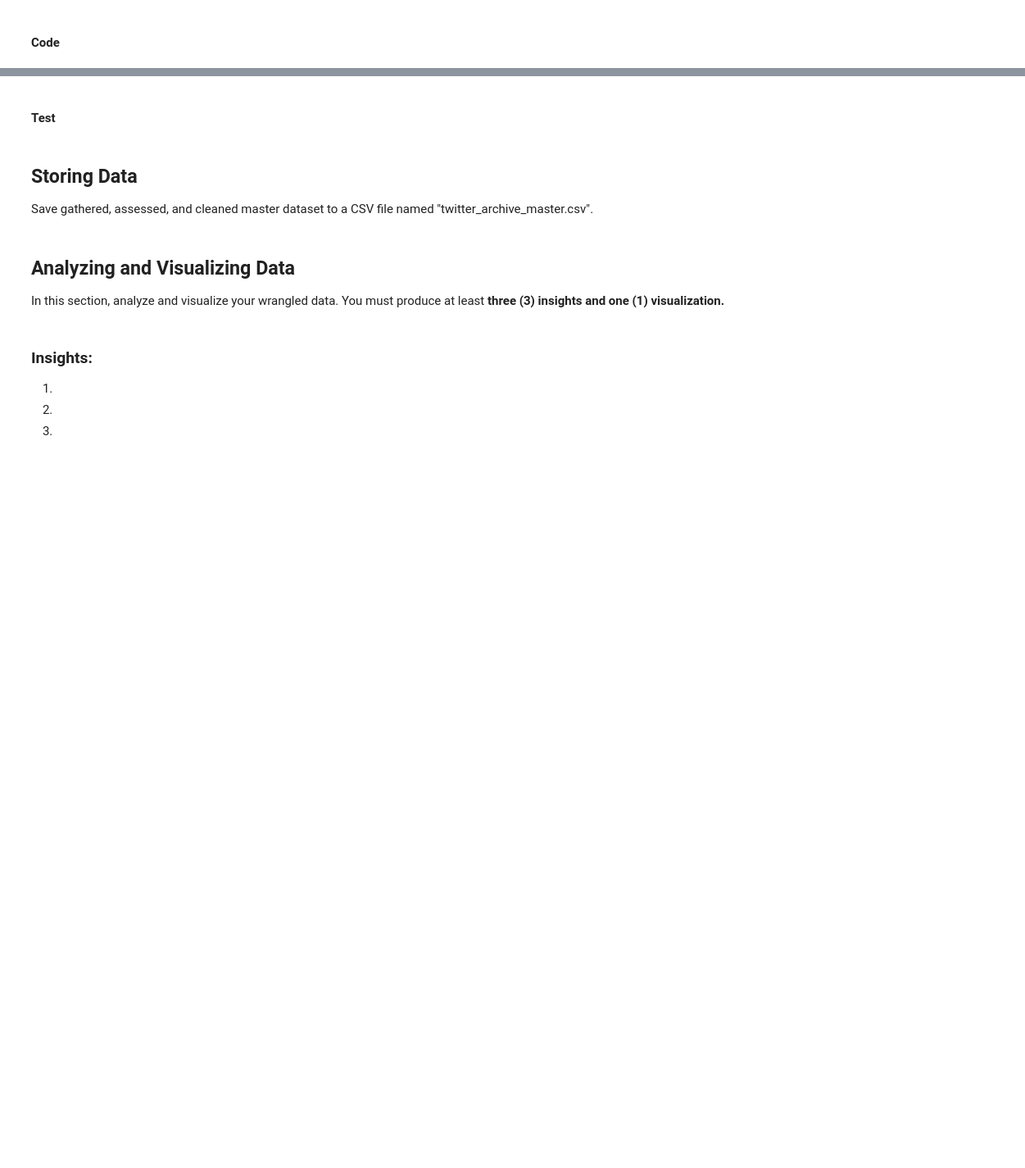
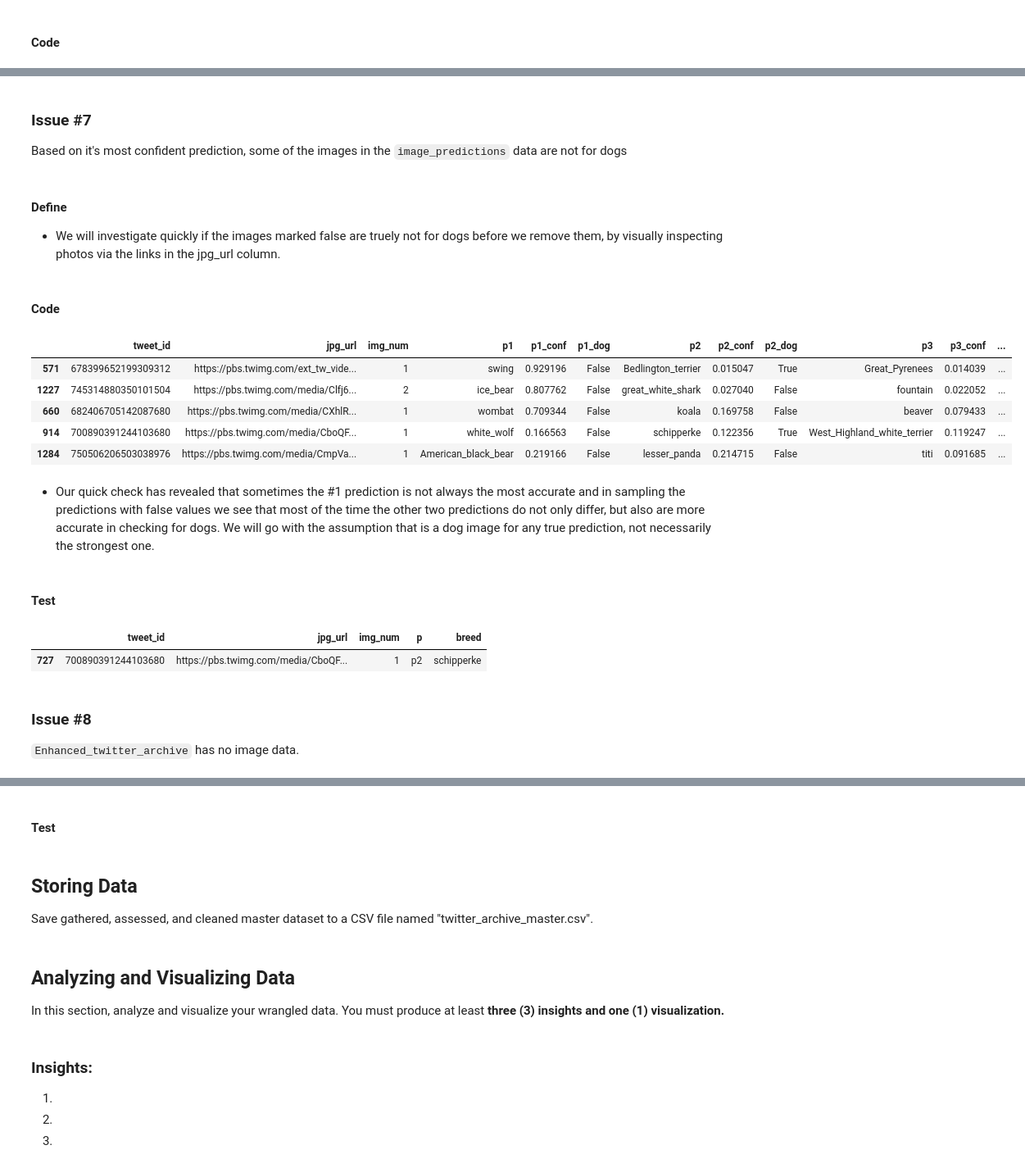
Before and after one commit to Freshi/Enhanced-Twitter-Archive-Data-Project, a Jupyter notebook: wrangle_act.ipynb, the cells around one changed output, grey strips where cells are left out. Shown: that part at 82% size. Cells and saved outputs as stored; diff of their text form; code cells hidden in the pictures; blank space fills up the shorter version.

```diff
--- a/wrangle_act.ipynb
+++ b/wrangle_act.ipynb
@@ -120,3 +173,6 @@ In this section, clean **all** of the issues you documented while assessing.
 **Note:** Make a copy of the original data before cleaning. Cleaning includes merging individual pieces of data according to the rules of [tidy data](https://cran.r-project.org/web/packages/tidyr/vignettes/tidy-data.html). The result should be a high-quality and tidy master pandas DataFrame (or DataFrames, if appropriate).
 # %%
 # Make copies of original pieces of data
+twitter_enhanced = twitter_enhanced.copy()
+image_predictions = image_predictions.copy()
+tweets_df = tweets_df.copy()
@@ -136,0 +396,19 @@ In this section, clean **all** of the issues you documented while assessing.
+# %% [markdown]
+### Issue #7
+Based on it's most confident prediction, some of the images in the `image_predictions` data are not for dogs
+# %% [markdown]
+#### Define
+- We will investigate quickly if the images marked false are truely not for dogs before we remove them, by visually inspecting photos via the links in the jpg_url column.
+# %% [markdown]
+#### Code
+# %%
+image_predictions.query('p1_dog == False').sample(5)
+# %% [output]
+|  | tweet_id | jpg_url | img_num | p1 | p1_conf | p1_dog | p2 | p2_conf | p2_dog | p3 | p3_conf | ... |
+| 571 | 678399652199309312 | https://pbs.twimg.com/ext_tw_vide... | 1 | swing | 0.929196 | False | Bedlington_terrier | 0.015047 | True | Great_Pyrenees | 0.014039 | ... |
+| 1227 | 745314880350101504 | https://pbs.twimg.com/media/Clfj6... | 2 | ice_bear | 0.807762 | False | great_white_shark | 0.027040 | False | fountain | 0.022052 | ... |
+| 660 | 682406705142087680 | https://pbs.twimg.com/media/CXhlR... | 1 | wombat | 0.709344 | False | koala | 0.169758 | False | beaver | 0.079433 | ... |
+| 914 | 700890391244103680 | https://pbs.twimg.com/media/CboQF... | 1 | white_wolf | 0.166563 | False | schipperke | 0.122356 | True | West_Highland_white_terrier | 0.119247 | ... |
+| 1284 | 750506206503038976 | https://pbs.twimg.com/media/CmpVa... | 1 | American_black_bear | 0.219166 | False | lesser_panda | 0.214715 | False | titi | 0.091685 | ... |
+# %% [markdown]
+- Our quick check has revealed that sometimes the #1 prediction is not always the most accurate and in sampling the predictions with false values we see that most of the time the other two predictions do not only differ, but also are more accurate in checking for dogs. We will go with the assumption that is a dog image for any true prediction, not necessarily the strongest one.
@@ -136,0 +432,13 @@ In this section, clean **all** of the issues you documented while assessing.
+# %% [markdown]
+#### Test
+# %%
+#test with one id where the number 1 prediction is incorrect. Not 100 percent guarantee but better than using only p1_dog.
+test = image_predictions_cleaned[image_predictions_cleaned['tweet_id'] == 700890391244103680]
+image_predictions = image_predictions_cleaned
+test
+# %% [output]
+|  | tweet_id | jpg_url | img_num | p | breed |
+| 727 | 700890391244103680 | https://pbs.twimg.com/media/CboQF... | 1 | p2 | schipperke |
+# %% [markdown]
+### Issue #8
+`Enhanced_twitter_archive` has no image data.
```
Also changed, not shown: parts of 57 cells of this notebook, 1 other file.
